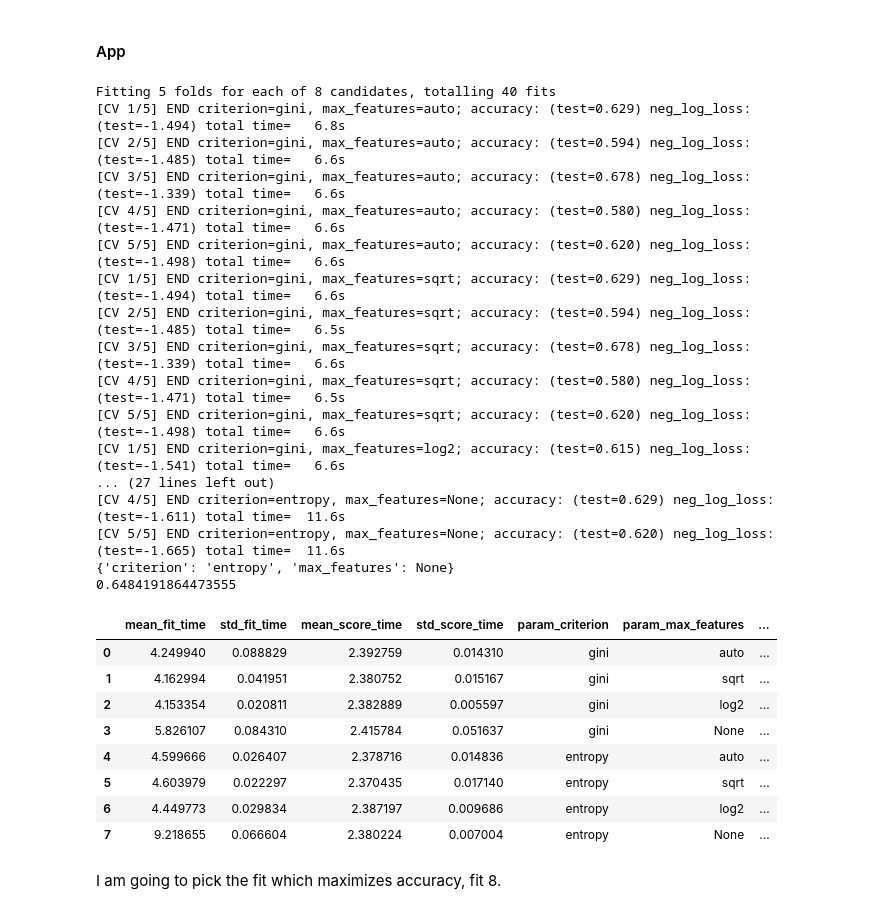
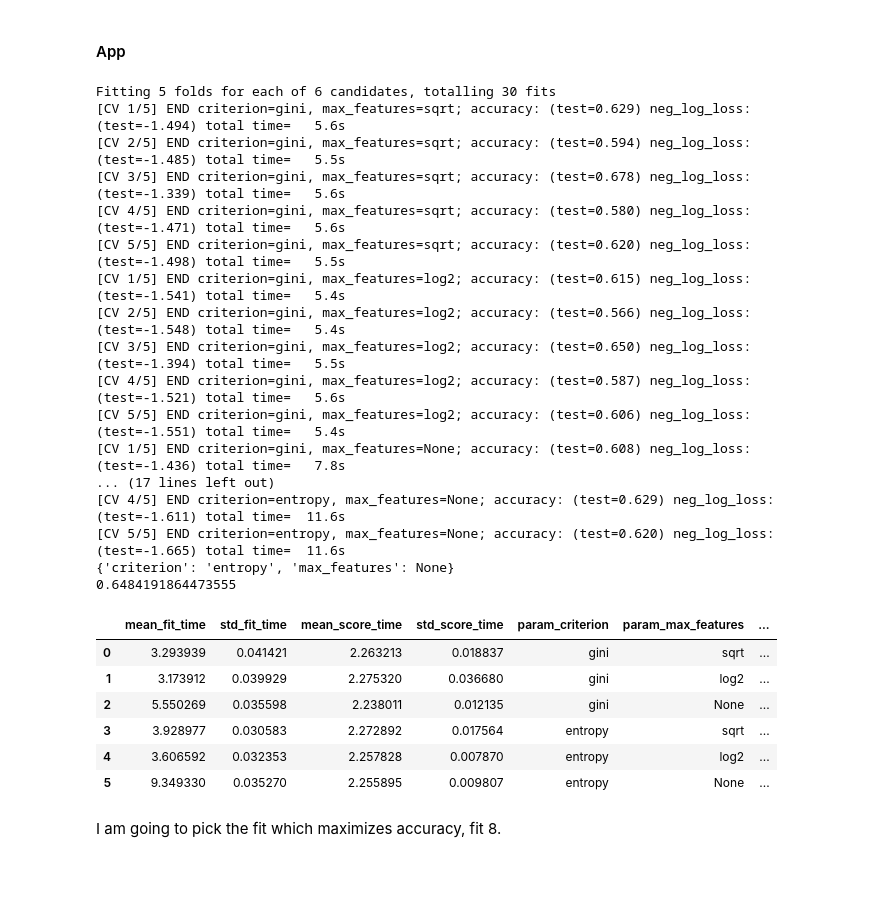
Before and after one commit to Meir-Alelov/Natural-Product-Classifier, a Jupyter notebook: notebooks/data_cleaning.ipynb, the cells around one changed output. Drawn from its saved outputs; the diff is of its cells as text; code cells hidden in the pictures; blank space fills up the shorter version.

```diff
--- a/notebooks/data_cleaning.ipynb
+++ b/notebooks/data_cleaning.ipynb
@@ -923,7 +933,7 @@ I have also already tweaked certain parameters to account for overfitting, so I
 # %%
 # setting up paremeters I would like to include in the grid search
 params_rfc = {
-    'max_features': ['auto', 'sqrt', 'log2', None],
+    'max_features': ['sqrt', 'log2', None],
     'criterion' : ['gini', 'entropy']}
 
 # because I want to account for randomness, I am doing a grid search CV with 5 splits.
@@ -1917,48 +2078,46 @@ The 8th fit ranks 1 for both accuracy and loss, so I will go with that one.
 #### App
 # %%
 params_rfc = {
-        'max_features': ['auto', 'sqrt', 'log2', None],
+        'max_features': ['sqrt', 'log2', None],
         'criterion' : ['gini', 'entropy']}
 
 gs_rfc_app = GridSearchCV(rfc_app_model,
                           params_rfc,
                           scoring=['accuracy','neg_log_loss'],
                           refit='accuracy',
                           cv=5,
                           verbose=3)
 
 gs_rfc_app.fit(X4_train, y4_train)
 
 print(gs_rfc_app.best_params_)
 print(gs_rfc_app.best_score_)
 pd.DataFrame(gs_rfc_app.cv_results_)
 # %% [output]
-Fitting 5 folds for each of 8 candidates, totalling 40 fits
-[CV 1/5] END criterion=gini, max_features=auto; accuracy: (test=0.629) neg_log_loss: (test=-1.494) total time=   6.8s
-[CV 2/5] END criterion=gini, max_features=auto; accuracy: (test=0.594) neg_log_loss: (test=-1.485) total time=   6.6s
-[CV 3/5] END criterion=gini, max_features=auto; accuracy: (test=0.678) neg_log_loss: (test=-1.339) total time=   6.6s
-[CV 4/5] END criterion=gini, max_features=auto; accuracy: (test=0.580) neg_log_loss: (test=-1.471) total time=   6.6s
-[CV 5/5] END criterion=gini, max_features=auto; accuracy: (test=0.620) neg_log_loss: (test=-1.498) total time=   6.6s
-[CV 1/5] END criterion=gini, max_features=sqrt; accuracy: (test=0.629) neg_log_loss: (test=-1.494) total time=   6.6s
-[CV 2/5] END criterion=gini, max_features=sqrt; accuracy: (test=0.594) neg_log_loss: (test=-1.485) total time=   6.5s
-[CV 3/5] END criterion=gini, max_features=sqrt; accuracy: (test=0.678) neg_log_loss: (test=-1.339) total time=   6.6s
-[CV 4/5] END criterion=gini, max_features=sqrt; accuracy: (test=0.580) neg_log_loss: (test=-1.471) total time=   6.5s
-[CV 5/5] END criterion=gini, max_features=sqrt; accuracy: (test=0.620) neg_log_loss: (test=-1.498) total time=   6.6s
-[CV 1/5] END criterion=gini, max_features=log2; accuracy: (test=0.615) neg_log_loss: (test=-1.541) total time=   6.6s
-... (27 lines left out)
+Fitting 5 folds for each of 6 candidates, totalling 30 fits
+[CV 1/5] END criterion=gini, max_features=sqrt; accuracy: (test=0.629) neg_log_loss: (test=-1.494) total time=   5.6s
+[CV 2/5] END criterion=gini, max_features=sqrt; accuracy: (test=0.594) neg_log_loss: (test=-1.485) total time=   5.5s
+[CV 3/5] END criterion=gini, max_features=sqrt; accuracy: (test=0.678) neg_log_loss: (test=-1.339) total time=   5.6s
+[CV 4/5] END criterion=gini, max_features=sqrt; accuracy: (test=0.580) neg_log_loss: (test=-1.471) total time=   5.6s
+[CV 5/5] END criterion=gini, max_features=sqrt; accuracy: (test=0.620) neg_log_loss: (test=-1.498) total time=   5.5s
+[CV 1/5] END criterion=gini, max_features=log2; accuracy: (test=0.615) neg_log_loss: (test=-1.541) total time=   5.4s
+[CV 2/5] END criterion=gini, max_features=log2; accuracy: (test=0.566) neg_log_loss: (test=-1.548) total time=   5.4s
+[CV 3/5] END criterion=gini, max_features=log2; accuracy: (test=0.650) neg_log_loss: (test=-1.394) total time=   5.5s
+[CV 4/5] END criterion=gini, max_features=log2; accuracy: (test=0.587) neg_log_loss: (test=-1.521) total time=   5.6s
+[CV 5/5] END criterion=gini, max_features=log2; accuracy: (test=0.606) neg_log_loss: (test=-1.551) total time=   5.4s
+[CV 1/5] END criterion=gini, max_features=None; accuracy: (test=0.608) neg_log_loss: (test=-1.436) total time=   7.8s
+... (17 lines left out)
 [CV 4/5] END criterion=entropy, max_features=None; accuracy: (test=0.629) neg_log_loss: (test=-1.611) total time=  11.6s
 [CV 5/5] END criterion=entropy, max_features=None; accuracy: (test=0.620) neg_log_loss: (test=-1.665) total time=  11.6s
 {'criterion': 'entropy', 'max_features': None}
 0.6484191864473555
 |  | mean_fit_time | std_fit_time | mean_score_time | std_score_time | param_criterion | param_max_features | ... |
-| 0 | 4.249940 | 0.088829 | 2.392759 | 0.014310 | gini | auto | ... |
-| 1 | 4.162994 | 0.041951 | 2.380752 | 0.015167 | gini | sqrt | ... |
-| 2 | 4.153354 | 0.020811 | 2.382889 | 0.005597 | gini | log2 | ... |
-| 3 | 5.826107 | 0.084310 | 2.415784 | 0.051637 | gini | None | ... |
-| 4 | 4.599666 | 0.026407 | 2.378716 | 0.014836 | entropy | auto | ... |
-| 5 | 4.603979 | 0.022297 | 2.370435 | 0.017140 | entropy | sqrt | ... |
-| 6 | 4.449773 | 0.029834 | 2.387197 | 0.009686 | entropy | log2 | ... |
-| 7 | 9.218655 | 0.066604 | 2.380224 | 0.007004 | entropy | None | ... |
+| 0 | 3.293939 | 0.041421 | 2.263213 | 0.018837 | gini | sqrt | ... |
+| 1 | 3.173912 | 0.039929 | 2.275320 | 0.036680 | gini | log2 | ... |
+| 2 | 5.550269 | 0.035598 | 2.238011 | 0.012135 | gini | None | ... |
+| 3 | 3.928977 | 0.030583 | 2.272892 | 0.017564 | entropy | sqrt | ... |
+| 4 | 3.606592 | 0.032353 | 2.257828 | 0.007870 | entropy | log2 | ... |
+| 5 | 9.349330 | 0.035270 | 2.255895 | 0.009807 | entropy | None | ... |
 # %% [markdown]
 I am going to pick the fit which maximizes accuracy, fit 8.
 # %% [markdown]
```
Also changed, not shown: parts of 46 cells of this notebook, 3 other files.
